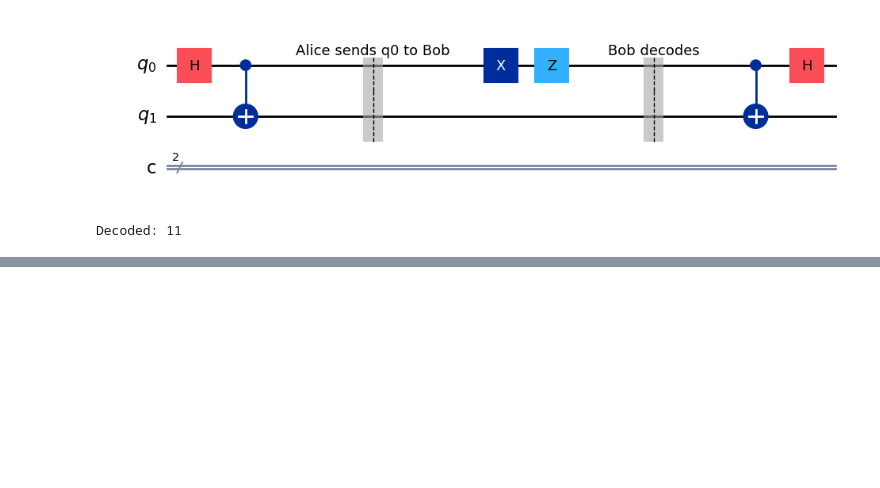
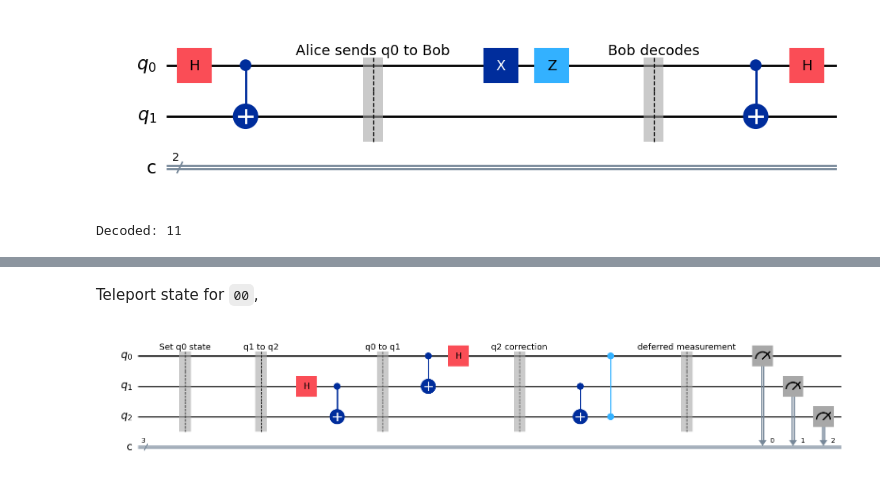
Before and after one commit to oooookk7/Quantum-Computing-with-Qiskit, a Jupyter notebook: 01-teleportation.ipynb, the cells around one changed output, grey strips where cells are left out. Drawn from its saved outputs; the diff is of its cells as text; code cells hidden in the pictures; blank space fills up the shorter version.

```diff
--- a/01-teleportation.ipynb
+++ b/01-teleportation.ipynb
@@ -383,0 +512,8 @@ Decoded: 11
+# %% [markdown]
+Teleport state for `00`,
+# %%
+qt = QuantumTeleportation('00')
+qt.teleport()
+qt.qc.draw("mpl")
+# %% [output]
+[figure, added]
```
Also changed, not shown: parts of 17 cells of this notebook.
